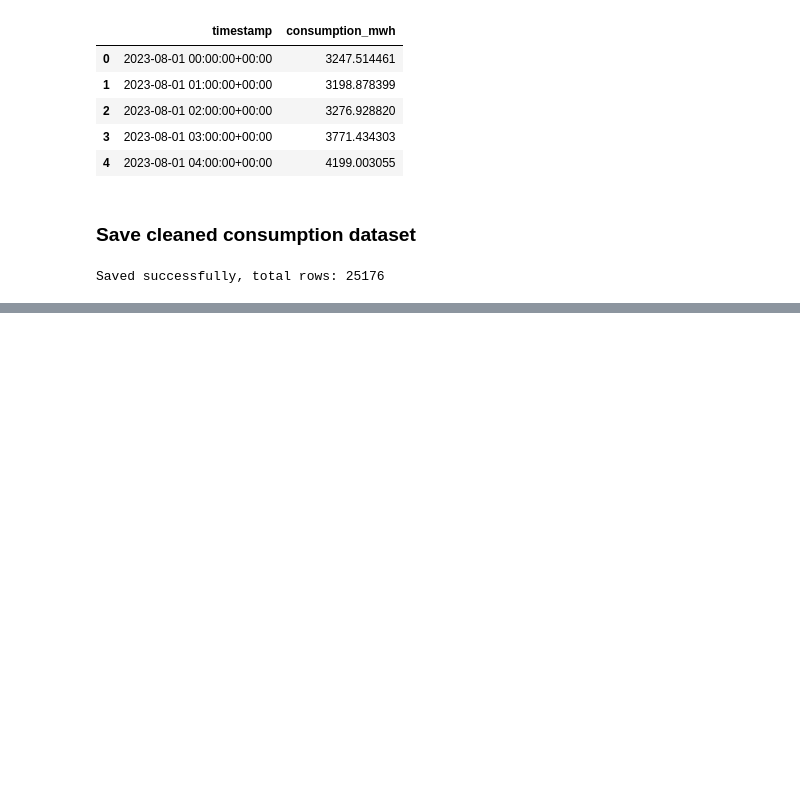
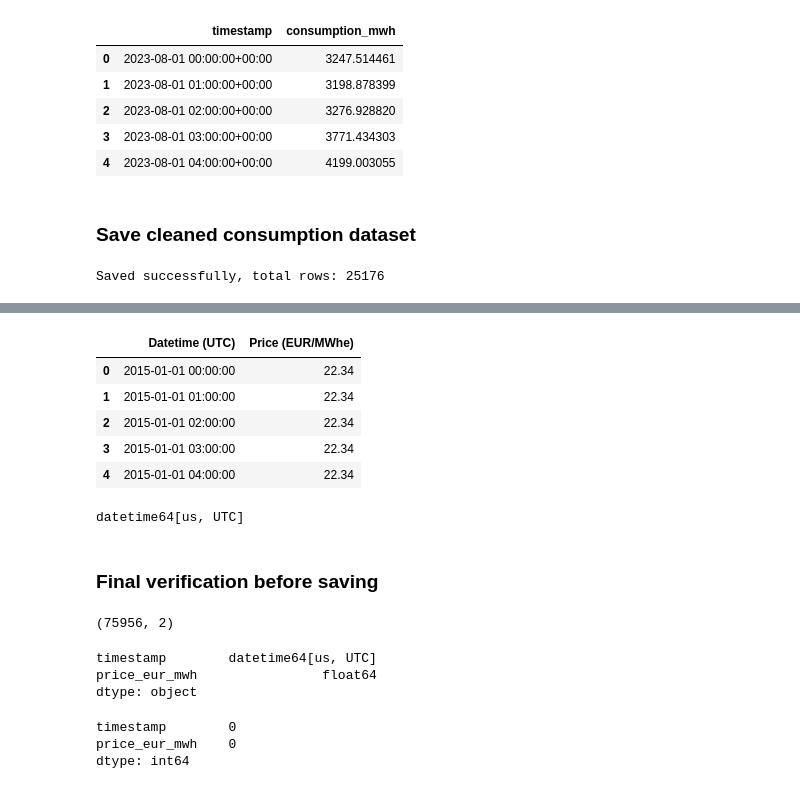
Before and after one commit to shreyakhetani/Finland-Electricity-Price-Analysis, a Jupyter notebook: notebooks/01_data_cleaning.ipynb, the cells around one changed output, grey strips where cells are left out. Cells and saved outputs as stored; diff of their text form; code cells hidden in the pictures; blank space fills up the shorter version.

```diff
--- a/notebooks/01_data_cleaning.ipynb
+++ b/notebooks/01_data_cleaning.ipynb
@@ -418,0 +462,12 @@ Saved successfully, total rows: 25176
+# %%
+# Drop redundant and unnecessary columns
+df_germany_energy_prices = df_germany_energy_prices.drop(columns= ['Country', 'ISO3 Code', 'Datetime (Local)'])
+# %%
+df_germany_energy_prices.head()
+# %% [output]
+|  | Datetime (UTC) | Price (EUR/MWhe) |
+| 0 | 2015-01-01 00:00:00 | 22.34 |
+| 1 | 2015-01-01 01:00:00 | 22.34 |
+| 2 | 2015-01-01 02:00:00 | 22.34 |
+| 3 | 2015-01-01 03:00:00 | 22.34 |
+| 4 | 2015-01-01 04:00:00 | 22.34 |
@@ -418,0 +480,4 @@ Saved successfully, total rows: 25176
+# %%
+df_germany_energy_prices['timestamp'].dtypes
+# %% [output]
+datetime64[us, UTC]
@@ -418,0 +488,18 @@ Saved successfully, total rows: 25176
+# %% [markdown]
+### Final verification before saving
+# %%
+df_germany_energy_prices.shape
+# %% [output]
+(75956, 2)
+# %%
+df_germany_energy_prices.dtypes
+# %% [output]
+timestamp        datetime64[us, UTC]
+price_eur_mwh                float64
+dtype: object
+# %%
+df_germany_energy_prices.isnull().sum()
+# %% [output]
+timestamp        0
+price_eur_mwh    0
+dtype: int64
```
Also changed, not shown: parts of 13 cells of this notebook, 1 other file.
